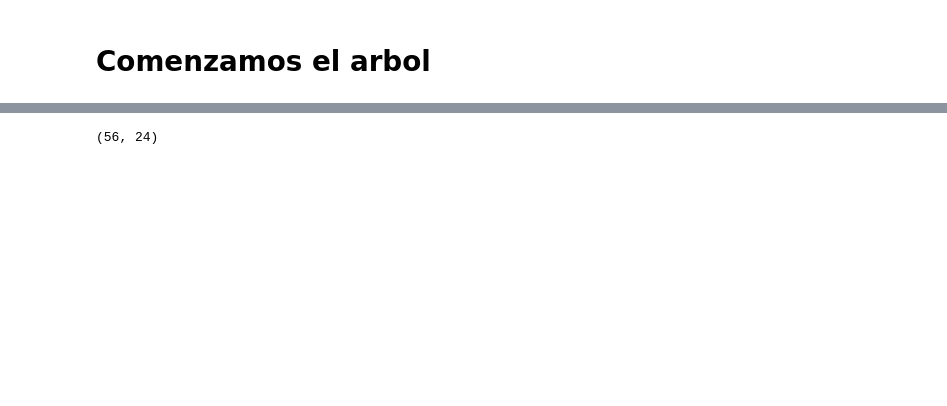
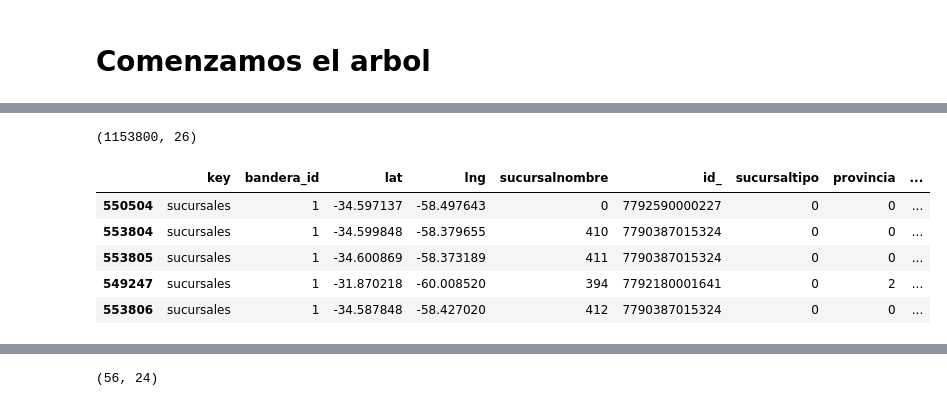
Before and after one commit to maurolaciar/Tesis_ITBA, a Jupyter notebook: TFI - Arbol aumentos.ipynb, the cells around one changed output, grey strips where cells are left out. Saved outputs shown, nothing was run; the diff lists cells and outputs as text; code cells hidden in the pictures; blank space fills up the shorter version.

```diff
--- a/TFI - Arbol aumentos.ipynb
+++ b/TFI - Arbol aumentos.ipynb
@@ -308,0 +401,8 @@ import matplotlib.pyplot as plt
+# %%
+df3.marca = pd.factorize(df3.marca)[0]
+# %%
+df3.fecha = df['fecha'].apply(lambda x: x.value)
+# %%
+df3['HayPromo1'] = np.where(df3['promo1_precio']>0,1,0)
+# %%
+df3['HayPromo2'] = np.where(df3['promo2_precio']>0,1,0)
@@ -308,0 +429,13 @@ import matplotlib.pyplot as plt
+# %%
+df3.shape
+# %% [output]
+(1153800, 26)
+# %%
+df3.head()
+# %% [output]
+|  | key | bandera_id | lat | lng | sucursalnombre | id_ | sucursaltipo | provincia | ... |
+| 550504 | sucursales | 1 | -34.597137 | -58.497643 | 0 | 7792590000227 | 0 | 0 | ... |
+| 553804 | sucursales | 1 | -34.599848 | -58.379655 | 410 | 7790387015324 | 0 | 0 | ... |
+| 553805 | sucursales | 1 | -34.600869 | -58.373189 | 411 | 7790387015324 | 0 | 0 | ... |
+| 549247 | sucursales | 1 | -31.870218 | -60.008520 | 394 | 7792180001641 | 0 | 2 | ... |
+| 553806 | sucursales | 1 | -34.587848 | -58.427020 | 412 | 7790387015324 | 0 | 0 | ... |
```
Also changed, not shown: parts of 27 cells of this notebook, 1 other file.
